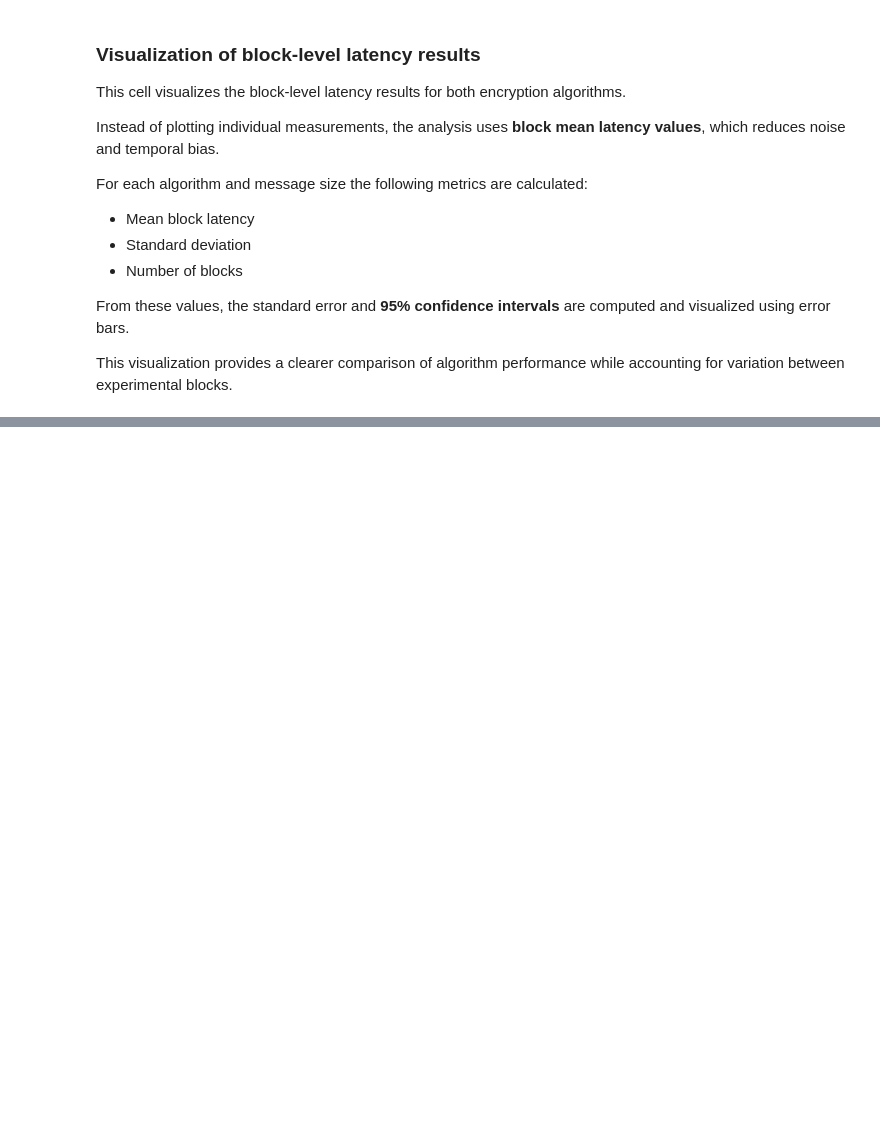
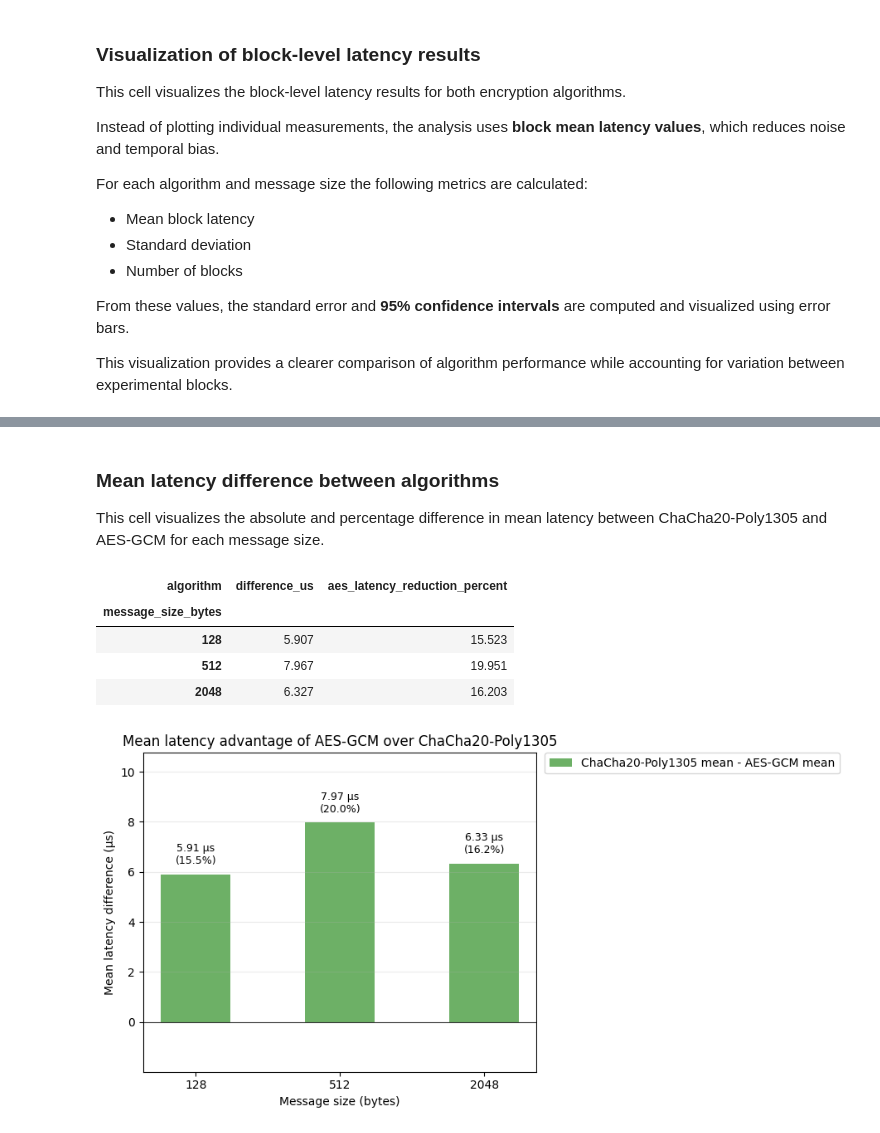
Before and after one commit to HugNil/AES-GCM_vs_ChaCha20-Poly1305, a Jupyter notebook: final_results/analysis.ipynb, the cells around one changed output, grey strips where cells are left out. Drawn from its saved outputs; the diff is of its cells as text; code cells hidden in the pictures; blank space fills up the shorter version.

```diff
--- a/final_results/analysis.ipynb
+++ b/final_results/analysis.ipynb
@@ -284,0 +289,64 @@ plt.show()
+# %% [markdown]
+### Mean latency difference between algorithms
+
+This cell visualizes the absolute and percentage difference in mean latency between ChaCha20-Poly1305 and AES-GCM for each message size.
+# %%
+algorithm_order = ["aes-gcm", "chacha20-poly1305"]
+message_sizes = sorted(df["message_size_bytes"].unique())
+colors = {"aes-gcm": "#4C78A8", "chacha20-poly1305": "#F58518"}
+
+means = df.pivot_table(
+    index="message_size_bytes",
+    columns="algorithm",
+    values="latency_us",
+    aggfunc="mean",
+)
+means["difference_us"] = means["chacha20-poly1305"] - means["aes-gcm"]
+means["aes_latency_reduction_percent"] = (means["difference_us"] / means["chacha20-poly1305"]) * 100
+
+display(means[["difference_us", "aes_latency_reduction_percent"]].round(3))
+
+fig, ax = plt.subplots(figsize=(10.5, 4.8))
+x = np.arange(len(means.index))
+bars = ax.bar(
+    x,
+    means["difference_us"],
+    width=0.48,
+    color="#54A24B",
+    alpha=0.85,
+    label="ChaCha20-Poly1305 mean - AES-GCM mean",
+)
+
+ax.axhline(0, color="#333333", linewidth=0.8)
+ax.set_xlabel("Message size (bytes)")
+ax.set_ylabel("Mean latency difference (µs)")
+ax.set_title("Mean latency advantage of AES-GCM over ChaCha20-Poly1305")
+ax.set_xticks(x)
+ax.set_xticklabels([str(size) for size in means.index])
+ax.grid(axis="y", alpha=0.25)
+
+max_abs = max(abs(means["difference_us"].min()), abs(means["difference_us"].max()))
+ax.set_ylim(min(0, means["difference_us"].min()) - max_abs * 0.25, means["difference_us"].max() + max_abs * 0.35)
+
+for bar, diff, pct in zip(bars, means["difference_us"], means["aes_latency_reduction_percent"]):
+    label_y = diff + (0.04 * max_abs if diff >= 0 else -0.12 * max_abs)
+    va = "bottom" if diff >= 0 else "top"
+    ax.text(
+        bar.get_x() + bar.get_width() / 2,
+        label_y,
+        f"{diff:.2f} µs\n({pct:.1f}%)",
+        ha="center",
+        va=va,
+        fontsize=9,
+    )
+
+ax.legend(loc="upper left", bbox_to_anchor=(1.02, 1), borderaxespad=0)
+plt.tight_layout(rect=[0, 0, 0.88, 1])
+plt.show()
+# %% [output]
+| algorithm | difference_us | aes_latency_reduction_percent |
+| message_size_bytes |  |  |
+| 128 | 5.907 | 15.523 |
+| 512 | 7.967 | 19.951 |
+| 2048 | 6.327 | 16.203 |
+[figure, added]
```
Also changed, not shown: parts of 8 cells of this notebook, 1 other file.
